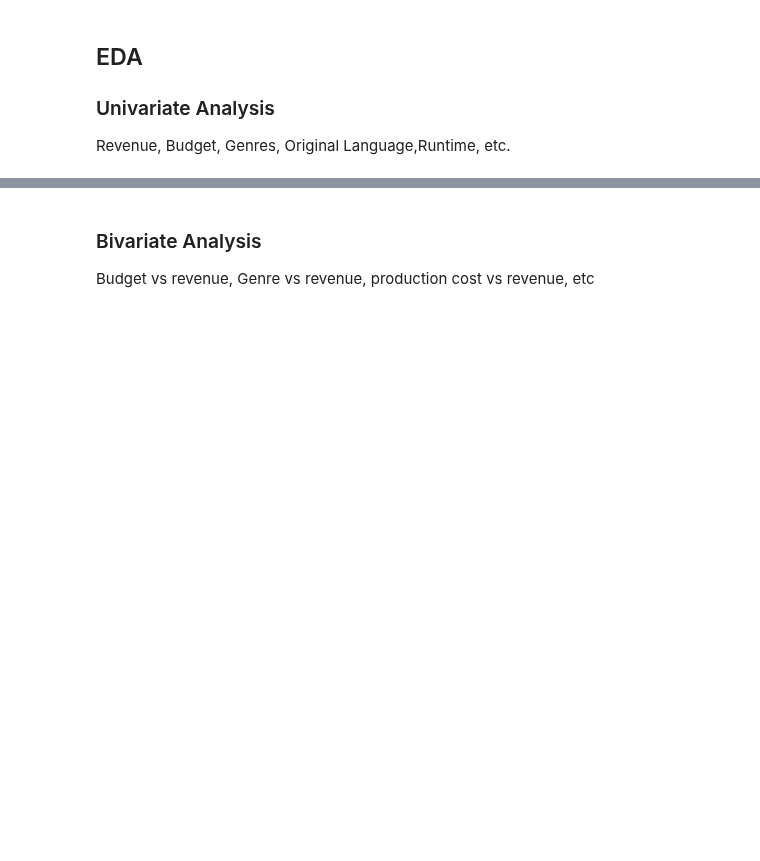
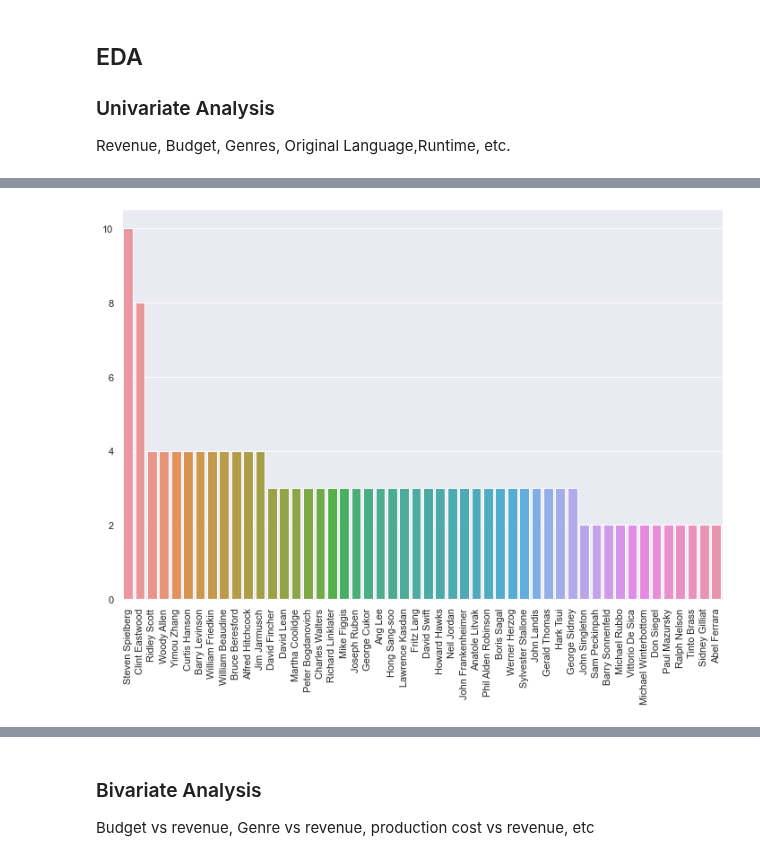
Before and after one commit to gkipkirui1/DSC_PT08P2_Phase_2_Project_Grp_1_Final, a Jupyter notebook: Notebook/mercy.ipynb, the cells around one changed output, grey strips where cells are left out. Saved outputs shown, nothing was run; the diff lists cells and outputs as text; code cells hidden in the pictures; blank space fills up the shorter version.

```diff
--- a/Notebook/mercy.ipynb
+++ b/Notebook/mercy.ipynb
@@ -80,0 +532,8 @@ Revenue, Budget, Genres, Original Language,Runtime, etc.
+# %%
+data1=movie_info['director'].value_counts()[:50] # sort_values(ascending=False)
+data1
+# sns.countplot(data1.values);
+data1_bar = sns.barplot(data1.keys(), data1.values);
+data1_bar.set_xticklabels(data1_bar.get_xticklabels(), rotation=90);
+# %% [output]
+[figure, added]
```
Also changed, not shown: parts of 36 cells of this notebook.
